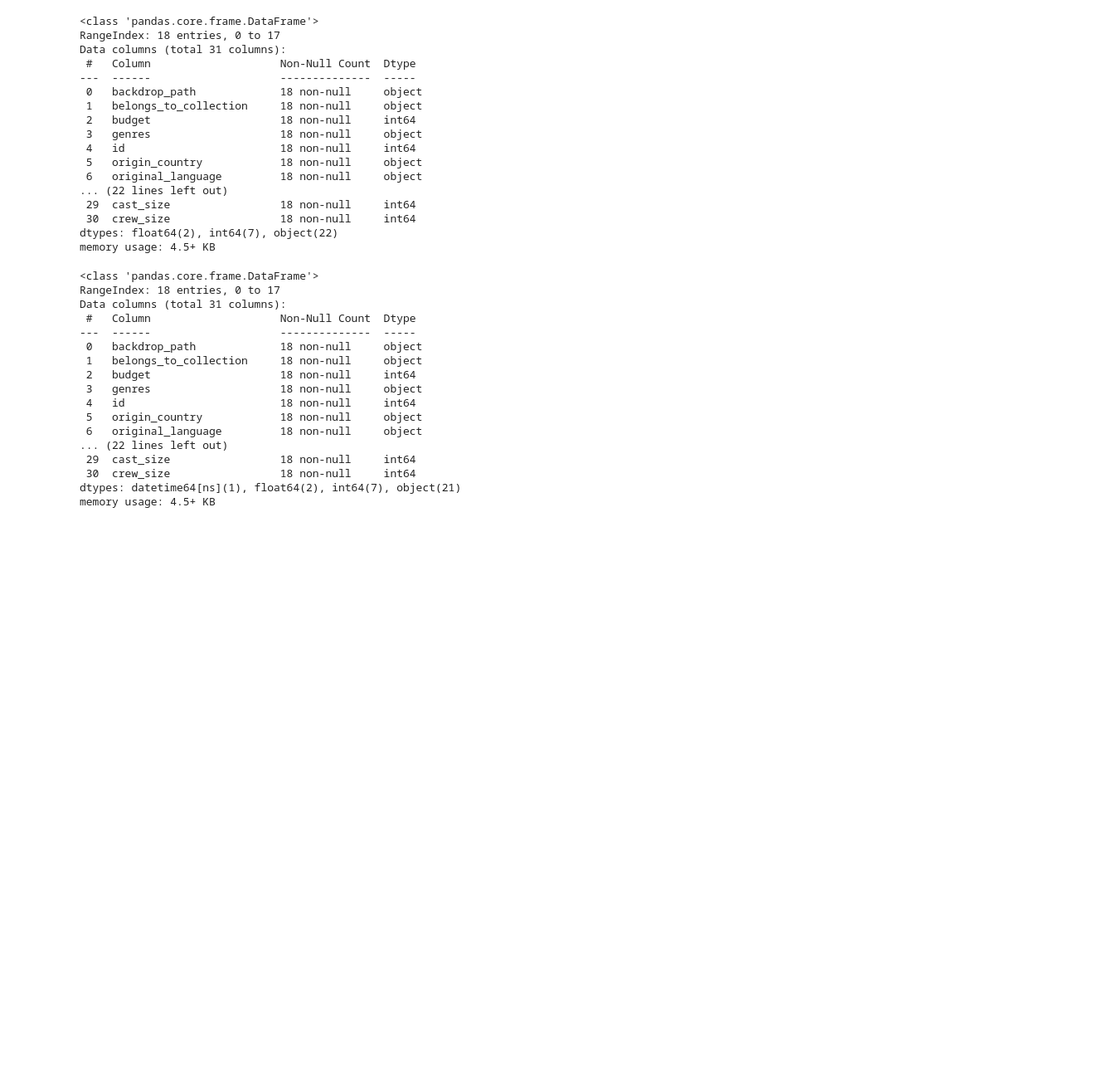
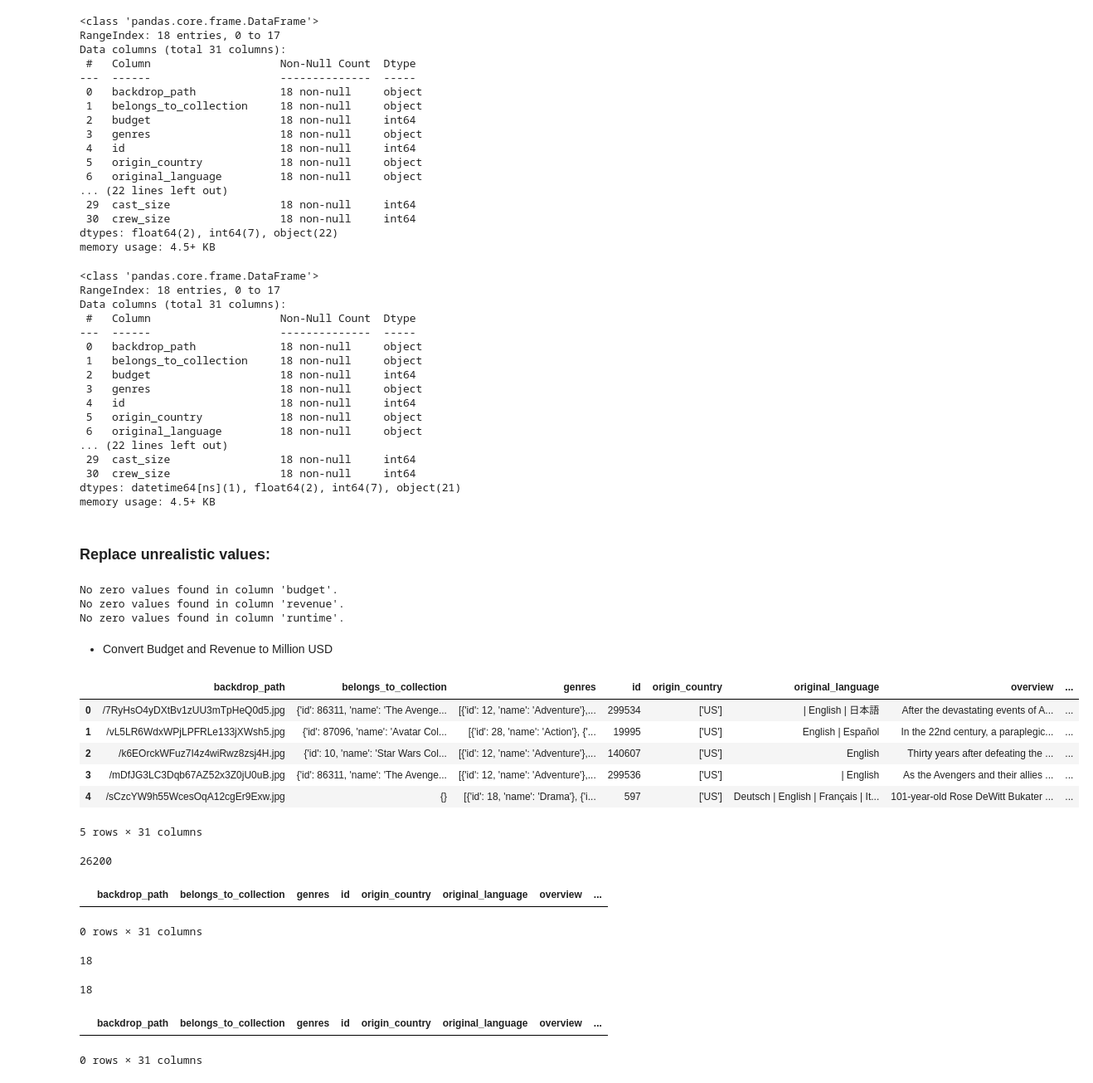
Before and after one commit to kgyauAmtch/Amtch_Personal_Projects, a Jupyter notebook: Project1/notebooks/data_cleaning.ipynb, the cells around one changed output. Shown: that part at 83% size. Drawn from its saved outputs; the diff is of its cells as text; code cells hidden in the pictures; blank space fills up the shorter version.

```diff
--- a/Project1/notebooks/data_cleaning.ipynb
+++ b/Project1/notebooks/data_cleaning.ipynb
@@ -486,3 +488,67 @@ Data columns (total 31 columns):
  30  crew_size                 18 non-null     int64
 dtypes: datetime64[ns](1), float64(2), int64(7), object(21)
 memory usage: 4.5+ KB
+# %% [markdown]
+### Replace unrealistic values:
+# %%
+def check_zero_in_column(df, column):
+
+    if (df[column] == 0).any():
+        print(f"Column '{column}' contains at least one value equal to 0.")
+    else:
+        print(f"No zero values found in column '{column}'.")
+
+
+check_zero_in_column(df, 'budget')
+check_zero_in_column(df, 'revenue')
+check_zero_in_column(df, 'runtime')
+# %% [output]
+No zero values found in column 'budget'.
+No zero values found in column 'revenue'.
+No zero values found in column 'runtime'.
+# %% [markdown]
+- Convert Budget and Revenue to Million USD
+# %%
+df['budget_musd'] = df['budget'] / 1_000_000
+df['revenue_musd'] = df['revenue']/ 1_000_000
+df['revenue_musd'] = df['revenue_musd'].round(2)
+df.drop(columns= ['budget','revenue'], inplace= True)
+df.head()
+# %% [output]
+|  | backdrop_path | belongs_to_collection | genres | id | origin_country | original_language | overview | ... |
+| 0 | /7RyHsO4yDXtBv1zUU3mTpHeQ0d5.jpg | {'id': 86311, 'name': 'The Avenge... | [{'id': 12, 'name': 'Adventure'},... | 299534 | ['US'] | | English | 日本語 | After the devastating events of A... | ... |
+| 1 | /vL5LR6WdxWPjLPFRLe133jXWsh5.jpg | {'id': 87096, 'name': 'Avatar Col... | [{'id': 28, 'name': 'Action'}, {'... | 19995 | ['US'] | English | Español | In the 22nd century, a paraplegic... | ... |
+| 2 | /k6EOrckWFuz7I4z4wiRwz8zsj4H.jpg | {'id': 10, 'name': 'Star Wars Col... | [{'id': 12, 'name': 'Adventure'},... | 140607 | ['US'] | English | Thirty years after defeating the ... | ... |
+| 3 | /mDfJG3LC3Dqb67AZ52x3Z0jU0uB.jpg | {'id': 86311, 'name': 'The Avenge... | [{'id': 12, 'name': 'Adventure'},... | 299536 | ['US'] | | English | As the Avengers and their allies ... | ... |
+| 4 | /sCzcYW9h55WcesOqA12cgEr9Exw.jpg | {} | [{'id': 18, 'name': 'Drama'}, {'i... | 597 | ['US'] | Deutsch | English | Français | It... | 101-year-old Rose DeWitt Bukater ... | ... |
+5 rows × 31 columns
+# %%
+# df.columns
+df['vote_count'][0]
+# %% [output]
+26200
+# %%
+def vote_count_zero(df, column):
+    return df[df[column]==0]
+
+vote_count_zero(df, 'vote_count')
+# %% [output]
+|  | backdrop_path | belongs_to_collection | genres | id | origin_country | original_language | overview | ... |
+0 rows × 31 columns
+# %%
+df['tagline'].nunique()
+# %% [output]
+18
+# %%
+df['overview'].nunique()
+# %% [output]
+18
+# %%
+def check_for_nodata(df, column):
+    return df[df[column]==0]
+
+check_for_nodata(df, 'overview')
+check_for_nodata(df, 'tagline')
+# %% [output]
+|  | backdrop_path | belongs_to_collection | genres | id | origin_country | original_language | overview | ... |
+0 rows × 31 columns
```
Also changed, not shown: parts of 31 cells of this notebook.
